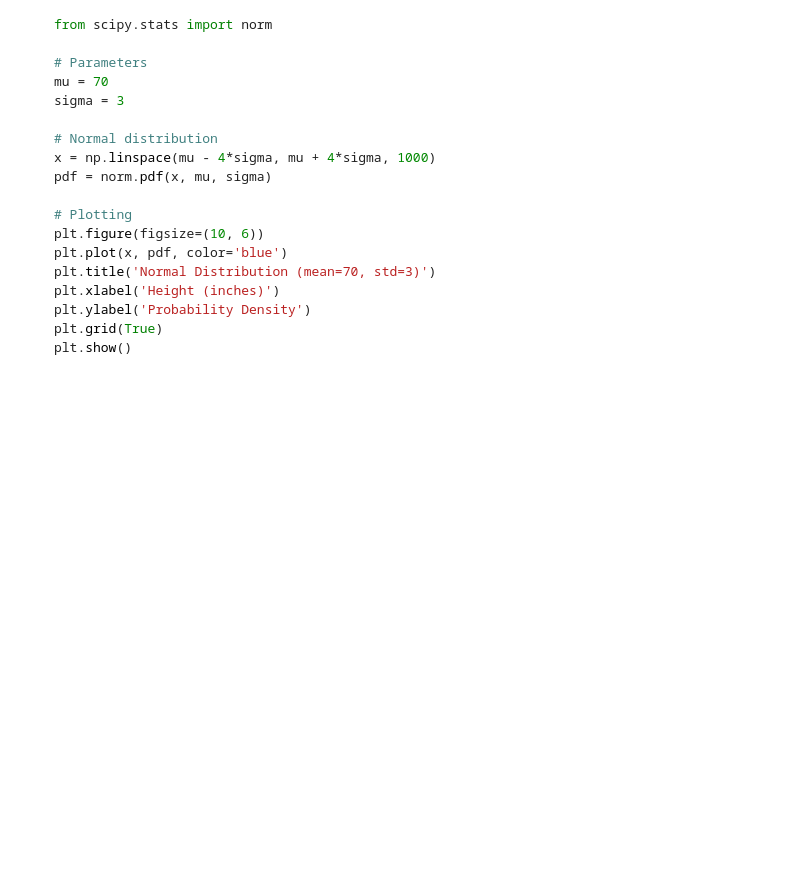
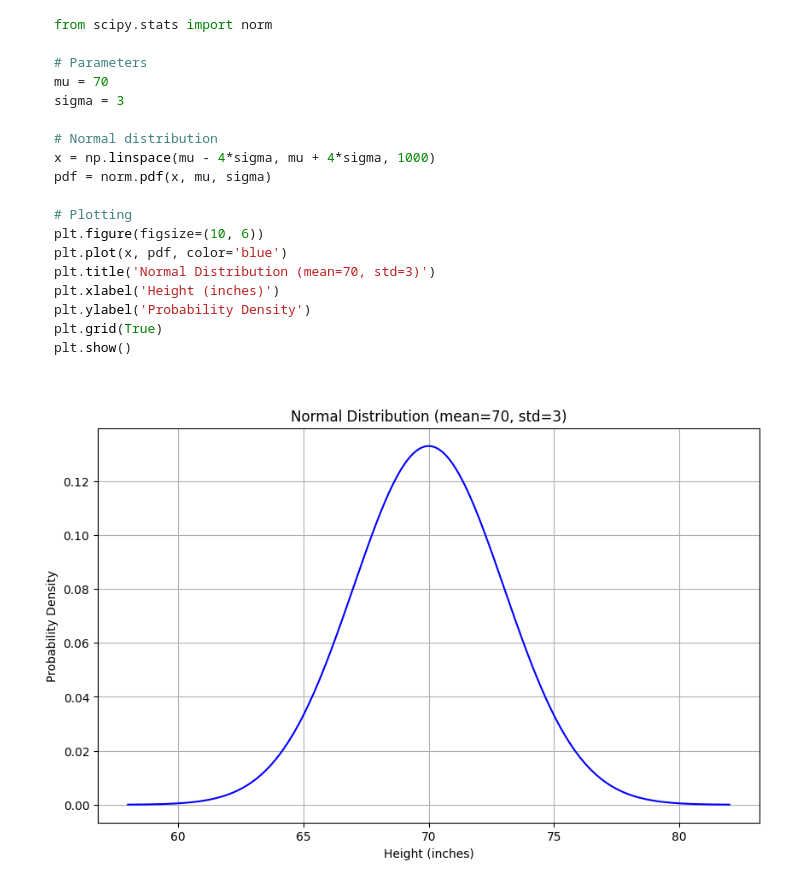
Before and after one commit to x-Rahul/IMARTICUS, a Jupyter notebook: 05 Statistics/05. Normal Distribution.ipynb, the cells around one changed output. Saved outputs shown, nothing was run; the diff lists cells and outputs as text; code cells hidden in the pictures; blank space fills up the shorter version.

```diff
--- a/05 Statistics/05. Normal Distribution.ipynb
+++ b/05 Statistics/05. Normal Distribution.ipynb
@@ -67,3 +67,26 @@ plt.xlabel('Height (inches)')
 plt.ylabel('Probability Density')
 plt.grid(True)
 plt.show()
+# %%
+import numpy as np
+import matplotlib.pyplot as plt
+from scipy.stats import norm
+
+# Parameters
+mu = 70
+sigma = 3
+
+# Normal distribution
+x = np.linspace(mu - 4*sigma, mu + 4*sigma, 1000)
+pdf = norm.pdf(x, mu, sigma)
+
+# Plotting
+plt.figure(figsize=(10, 6))
+plt.plot(x, pdf, color='blue')
+plt.title('Normal Distribution (mean=70, std=3)')
+plt.xlabel('Height (inches)')
+plt.ylabel('Probability Density')
+plt.grid(True)
+plt.show()
+# %% [output]
+[figure, added]
```
Also changed, not shown: 27 other files.
